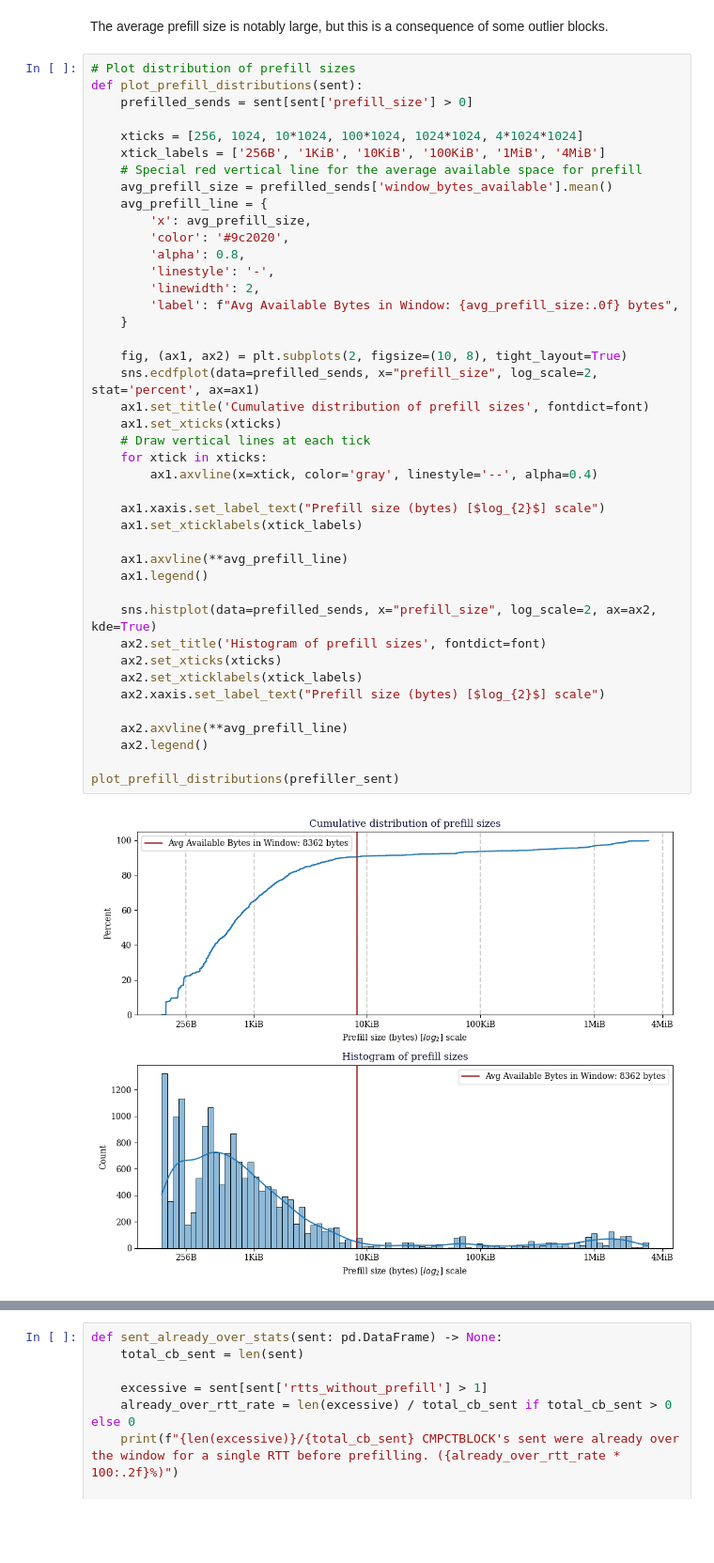
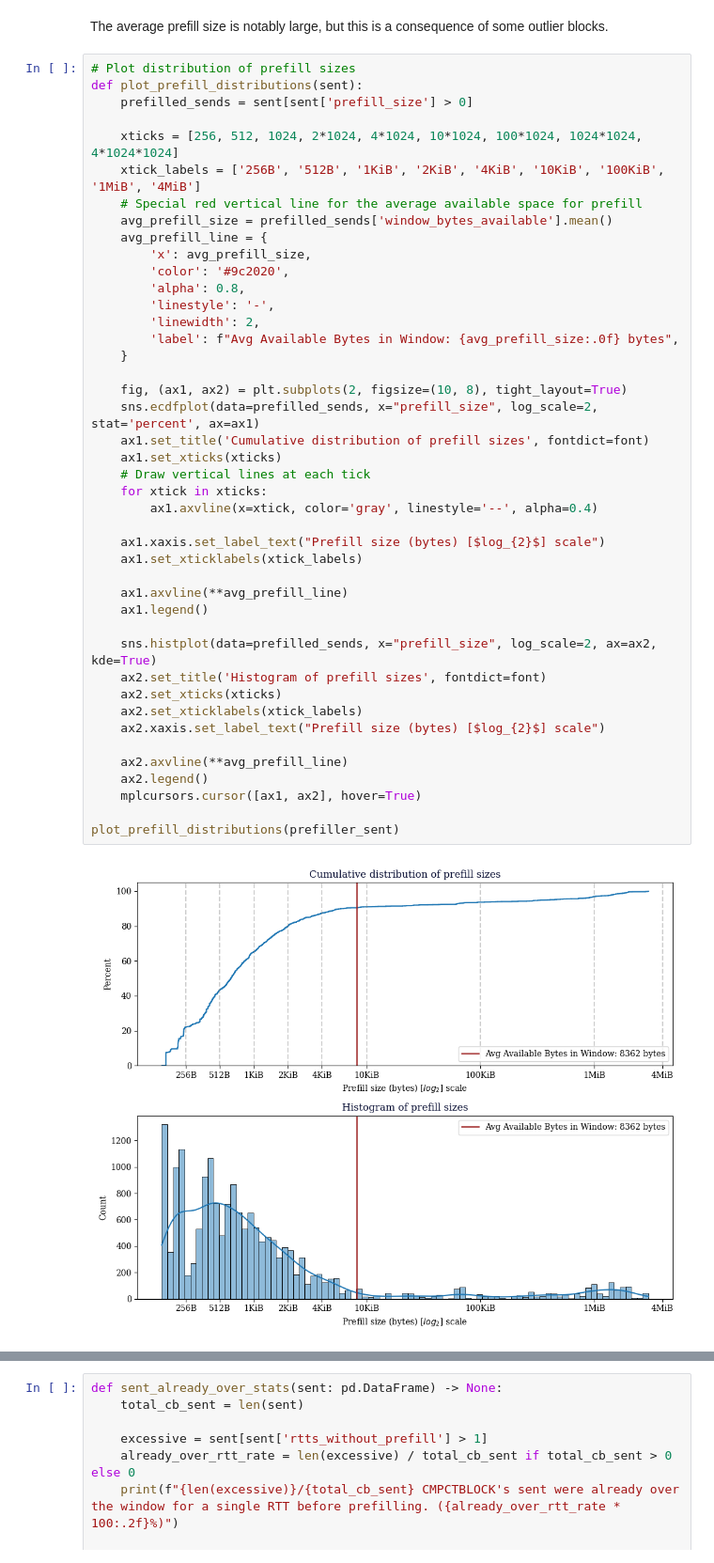
Before and after one commit to davidgumberg/logkicker, a Jupyter notebook: compactblocks/2025-07-11-first-report/Prefilling.ipynb, the cells around one changed output, grey strips where cells are left out. Shown at 94% size. Saved outputs shown, nothing was run; the diff lists cells and outputs as text; blank space fills up the shorter version.

```diff
--- a/compactblocks/2025-07-11-first-report/Prefilling.ipynb
+++ b/compactblocks/2025-07-11-first-report/Prefilling.ipynb
@@ -499,8 +507,8 @@ The average prefill size is notably large, but this is a consequence of some out
 def plot_prefill_distributions(sent):
     prefilled_sends = sent[sent['prefill_size'] > 0]
 
-    xticks = [256, 1024, 10*1024, 100*1024, 1024*1024, 4*1024*1024]
-    xtick_labels = ['256B', '1KiB', '10KiB', '100KiB', '1MiB', '4MiB']
+    xticks = [256, 512, 1024, 2*1024, 4*1024, 10*1024, 100*1024, 1024*1024, 4*1024*1024]
+    xtick_labels = ['256B', '512B', '1KiB', '2KiB', '4KiB', '10KiB', '100KiB', '1MiB', '4MiB']
     # Special red vertical line for the average available space for prefill
     avg_prefill_size = prefilled_sends['window_bytes_available'].mean()
     avg_prefill_line = {
@@ -510,31 +518,32 @@ def plot_prefill_distributions(sent):
         'linestyle': '-',
         'linewidth': 2,
         'label': f"Avg Available Bytes in Window: {avg_prefill_size:.0f} bytes",
     }
 
     fig, (ax1, ax2) = plt.subplots(2, figsize=(10, 8), tight_layout=True)
     sns.ecdfplot(data=prefilled_sends, x="prefill_size", log_scale=2, stat='percent', ax=ax1)
     ax1.set_title('Cumulative distribution of prefill sizes', fontdict=font)
     ax1.set_xticks(xticks)
     # Draw vertical lines at each tick
     for xtick in xticks:
         ax1.axvline(x=xtick, color='gray', linestyle='--', alpha=0.4)
 
     ax1.xaxis.set_label_text("Prefill size (bytes) [$log_{2}$] scale")
     ax1.set_xticklabels(xtick_labels)
 
     ax1.axvline(**avg_prefill_line)
     ax1.legend()
 
     sns.histplot(data=prefilled_sends, x="prefill_size", log_scale=2, ax=ax2, kde=True)
     ax2.set_title('Histogram of prefill sizes', fontdict=font)
     ax2.set_xticks(xticks)
     ax2.set_xticklabels(xtick_labels)
     ax2.xaxis.set_label_text("Prefill size (bytes) [$log_{2}$] scale")
 
     ax2.axvline(**avg_prefill_line)
     ax2.legend()
+    mplcursors.cursor([ax1, ax2], hover=True)
 
 plot_prefill_distributions(prefiller_sent)
 # %% [output]
-[figure, old version]
+[figure, new version]
```
Also changed, not shown: parts of 11 cells of this notebook.
